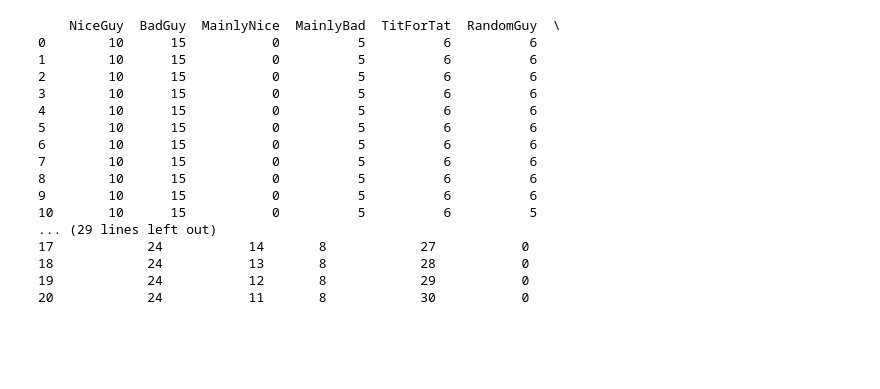
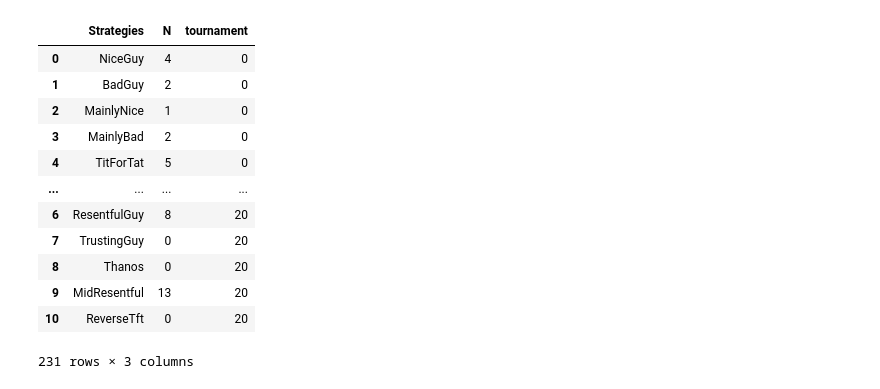
Before and after one commit to LeoPi314/LCP_projects_Y7_Group_4, a Jupyter notebook: IteratedTournament.ipynb, the cells around one changed output. Saved outputs shown, nothing was run; the diff lists cells and outputs as text; code cells hidden in the pictures; blank space fills up the shorter version.

```diff
--- a/IteratedTournament.ipynb
+++ b/IteratedTournament.ipynb
@@ -159,38 +171,37 @@ def r_tournament(participants={},N_gironi=1,N_rounds = 10, r=20, M = Payoff):
 # %%
+import pandas as pd
+
 # Iterated tournament function test
 test_part = {
-    'NiceGuy' : 10,
-    'BadGuy' : 15,
-    'MainlyNice' : 0,
-    'MainlyBad' : 5,
-    'TitForTat' : 6,
-    'RandomGuy' : 6,
-    'ResentfulGuy' : 21,
-    'TrustingGuy' : 15,
-    'Thanos' : 8,
-    'MidResentful': 13,
-    'ReverseTft': 9
+    'NiceGuy' : 4,
+    'BadGuy' : 2,
+    'MainlyNice' : 1,
+    'MainlyBad' : 2,
+    'TitForTat' : 5,
+    'RandomGuy' : 4,
+    'ResentfulGuy' : 4,
+    'TrustingGuy' : 3,
+    'Thanos' : 2,
+    'MidResentful': 2,
+    'ReverseTft': 1
 }
 
 
 
 result, time_evolution = r_tournament(test_part,N_gironi=1,N_rounds = 100, M = Payoff)
-print(time_evolution)
-# %% [output]
-    NiceGuy  BadGuy  MainlyNice  MainlyBad  TitForTat  RandomGuy  \
-0        10      15           0          5          6          6
-1        10      15           0          5          6          6
-2        10      15           0          5          6          6
-3        10      15           0          5          6          6
-4        10      15           0          5          6          6
-5        10      15           0          5          6          6
-6        10      15           0          5          6          6
-7        10      15           0          5          6          6
-8        10      15           0          5          6          6
-9        10      15           0          5          6          6
-10       10      15           0          5          6          5
-... (29 lines left out)
-17            24           14       8            27           0
-18            24           13       8            28           0
-19            24           12       8            29           0
-20            24           11       8            30           0
+# %%
+time_evolution
+# %% [output]
+|  | Strategies | N | tournament |
+| 0 | NiceGuy | 4 | 0 |
+| 1 | BadGuy | 2 | 0 |
+| 2 | MainlyNice | 1 | 0 |
+| 3 | MainlyBad | 2 | 0 |
+| 4 | TitForTat | 5 | 0 |
+| ... | ... | ... | ... |
+| 6 | ResentfulGuy | 8 | 20 |
+| 7 | TrustingGuy | 0 | 20 |
+| 8 | Thanos | 0 | 20 |
+| 9 | MidResentful | 13 | 20 |
+| 10 | ReverseTft | 0 | 20 |
+231 rows × 3 columns
```
Also changed, not shown: parts of 8 cells of this notebook.
